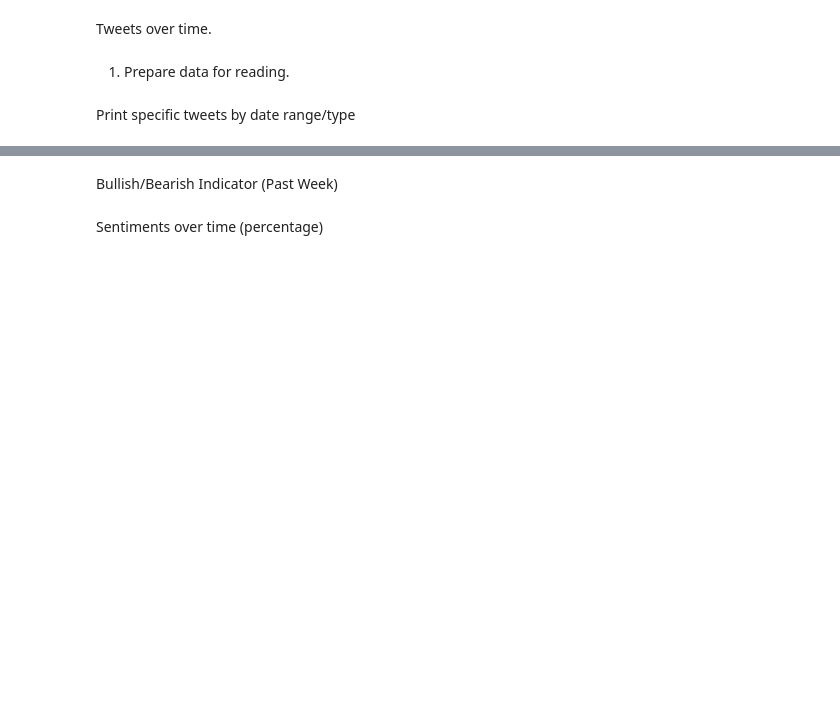
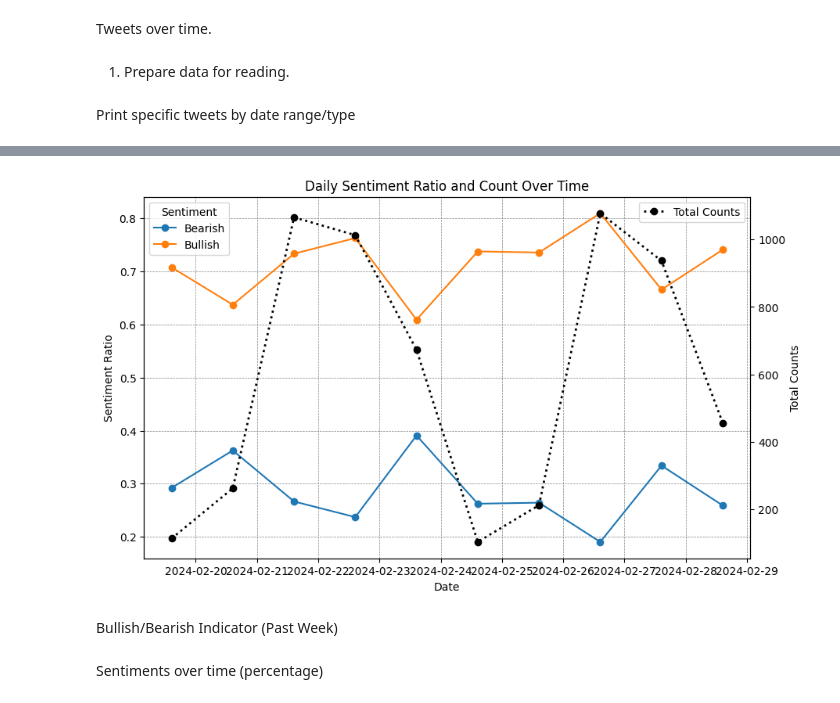
Before and after one commit to Darren80/stocktwits-sentiment, a Jupyter notebook: Analysis.ipynb, the cells around one changed output, grey strips where cells are left out. Saved outputs shown, nothing was run; the diff lists cells and outputs as text; code cells hidden in the pictures; blank space fills up the shorter version.

```diff
--- a/Analysis.ipynb
+++ b/Analysis.ipynb
@@ -185,29 +203,48 @@ Bullish/Bearish Indicator
 # %%
 import matplotlib.pyplot as plt
 import pandas as pd
-
-# Assuming df['sentiment'] exists and is properly formatted
-# Filter out rows where 'entities.sentiment.basic' is NaN
 
 import ast
 
 # Check if 'entities' column is stringified dictionaries and convert if necessary
 if isinstance(df.iloc[0]['entities'], str):
     df['entities'] = df['entities'].apply(ast.literal_eval)
 
 # Extracting 'bullishBearish' again to be safe
 df['bullishBearish'] = df.apply(lambda row: row['entities']['sentiment'].get('basic', None) if 'sentiment' in row['entities'] and row['entities']['sentiment'] is not None else None, axis=1)
 # Convert to 'category' dtype
 df['bullishBearish'] = df['bullishBearish'].astype('category')
 
 # Resample to daily sentiment ratio
 daily_sentiment_ratio = df.resample('D', offset='14H30T')['bullishBearish'].value_counts(normalize=True).unstack(fill_value=0)
 
+# Calculate daily counts
+daily_sentiment_counts = df.resample('D', offset='14H30T')['bullishBearish'].count()
+
 # Plotting
-daily_sentiment_ratio.plot(kind='line', figsize=(10, 6), title='Daily Sentiment Ratio Over Time')
-plt.ylabel('Sentiment Ratio')
-plt.xlabel('Date')
-plt.legend(title='Sentiment')
+fig, ax1 = plt.subplots(figsize=(10, 6))
+
+# Plot the sentiment ratio with markers
+for column in daily_sentiment_ratio.columns:
+    ax1.plot(daily_sentiment_ratio.index, daily_sentiment_ratio[column], marker='o', linestyle='-', label=column)
+
+ax1.set_ylabel('Sentiment Ratio')
+ax1.set_xlabel('Date')
+ax1.legend(title='Sentiment', loc='upper left')
+
+# Add gridlines
+ax1.grid(True, which='both', linestyle='--', linewidth=0.5, color='gray')
+
+# Create a secondary y-axis for sentiment counts
+ax2 = ax1.twinx()
+ax2.plot(daily_sentiment_counts.index, daily_sentiment_counts, color='black', linestyle=':', linewidth=2, label='Total Counts', marker='o')
+
+ax2.set_ylabel('Total Counts')
+ax2.legend(loc='upper right')
+
+plt.title('Daily Sentiment Ratio and Count Over Time')
 plt.show()
+# %% [output]
+[figure, added]
 # %% [markdown]
 Bullish/Bearish Indicator (Past Week)
```
Also changed, not shown: parts of 11 cells of this notebook.
